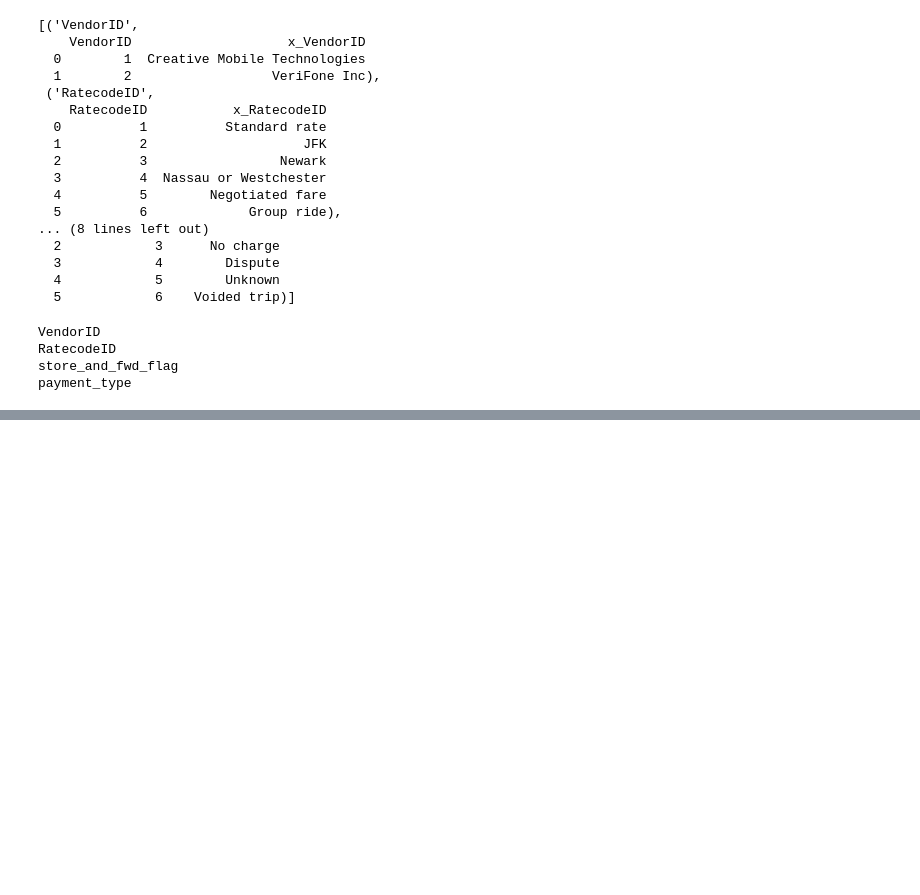
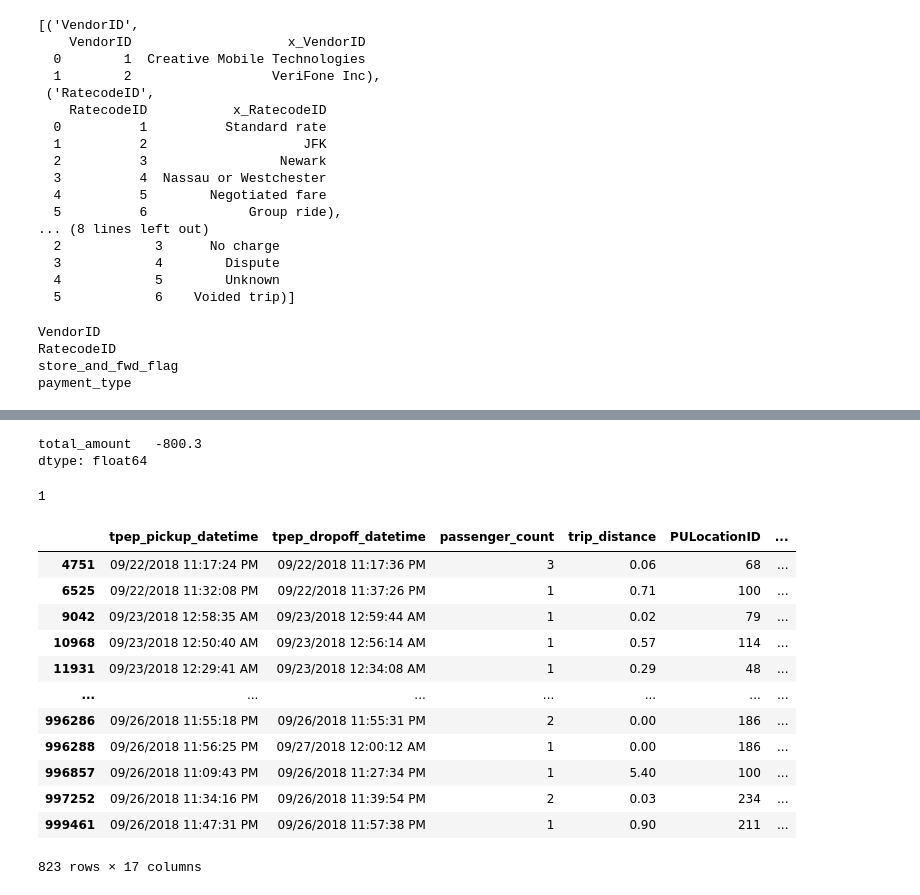
Before and after one commit to gerardolml/Proyecto_taxis, a Jupyter notebook: Proyecto de pyhton.ipynb, the cells around one changed output, grey strips where cells are left out. Cells and saved outputs as stored; diff of their text form; code cells hidden in the pictures; blank space fills up the shorter version.

```diff
--- a/Proyecto de pyhton.ipynb
+++ b/Proyecto de pyhton.ipynb
@@ -83,0 +119,25 @@ df_muestra
+# %%
+df_muestra[['total_amount']].min()
+# %% [output]
+total_amount   -800.3
+dtype: float64
+# %%
+stat.mode([x for x in df_muestra['passenger_count']])
+# %% [output]
+1
+# %%
+df_muestra[df_muestra['total_amount']<0]
+# %% [output]
+|  | tpep_pickup_datetime | tpep_dropoff_datetime | passenger_count | trip_distance | PULocationID | ... |
+| 4751 | 09/22/2018 11:17:24 PM | 09/22/2018 11:17:36 PM | 3 | 0.06 | 68 | ... |
+| 6525 | 09/22/2018 11:32:08 PM | 09/22/2018 11:37:26 PM | 1 | 0.71 | 100 | ... |
+| 9042 | 09/23/2018 12:58:35 AM | 09/23/2018 12:59:44 AM | 1 | 0.02 | 79 | ... |
+| 10968 | 09/23/2018 12:50:40 AM | 09/23/2018 12:56:14 AM | 1 | 0.57 | 114 | ... |
+| 11931 | 09/23/2018 12:29:41 AM | 09/23/2018 12:34:08 AM | 1 | 0.29 | 48 | ... |
+| ... | ... | ... | ... | ... | ... | ... |
+| 996286 | 09/26/2018 11:55:18 PM | 09/26/2018 11:55:31 PM | 2 | 0.00 | 186 | ... |
+| 996288 | 09/26/2018 11:56:25 PM | 09/27/2018 12:00:12 AM | 1 | 0.00 | 186 | ... |
+| 996857 | 09/26/2018 11:09:43 PM | 09/26/2018 11:27:34 PM | 1 | 5.40 | 100 | ... |
+| 997252 | 09/26/2018 11:34:16 PM | 09/26/2018 11:39:54 PM | 2 | 0.03 | 234 | ... |
+| 999461 | 09/26/2018 11:47:31 PM | 09/26/2018 11:57:38 PM | 1 | 0.90 | 211 | ... |
+823 rows × 17 columns
```
Also changed, not shown: parts of 17 cells of this notebook.
